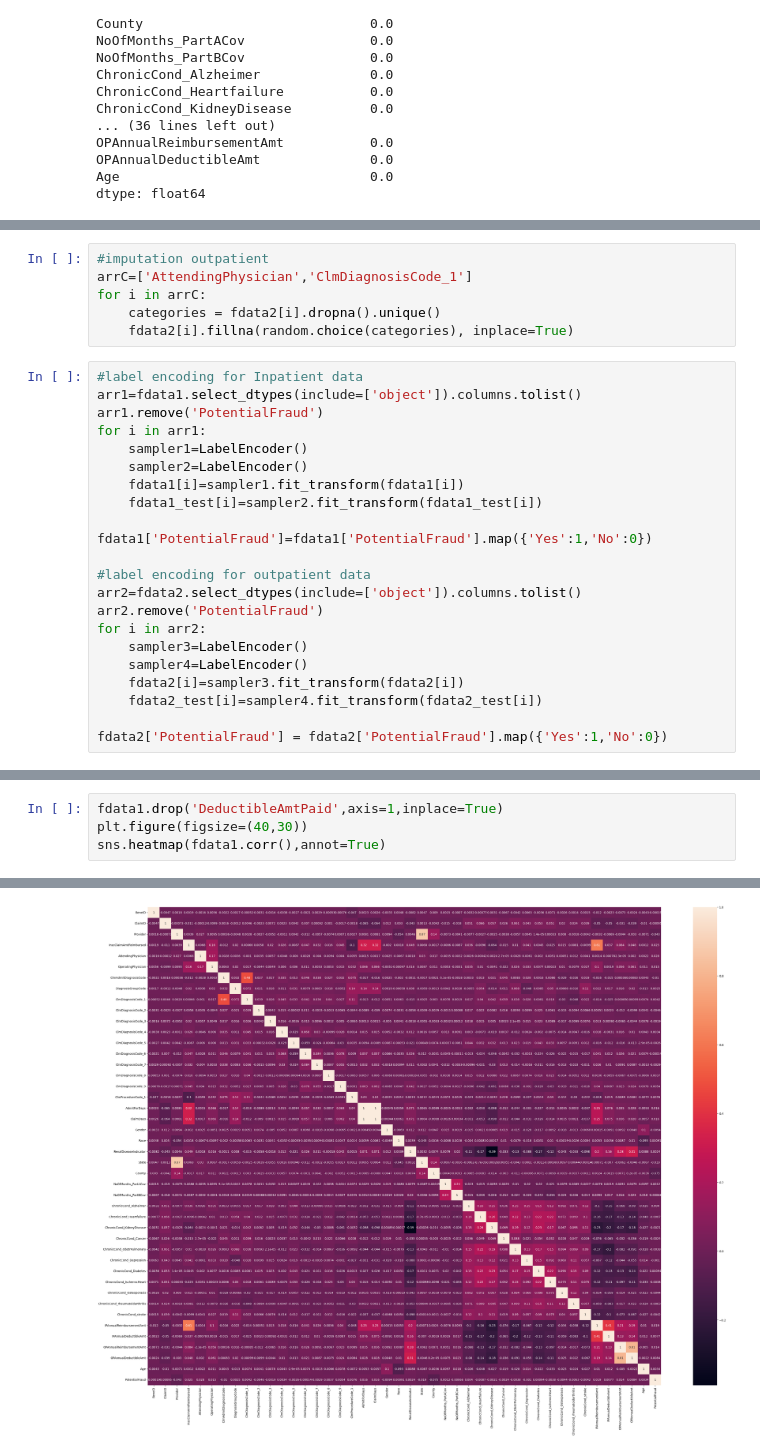
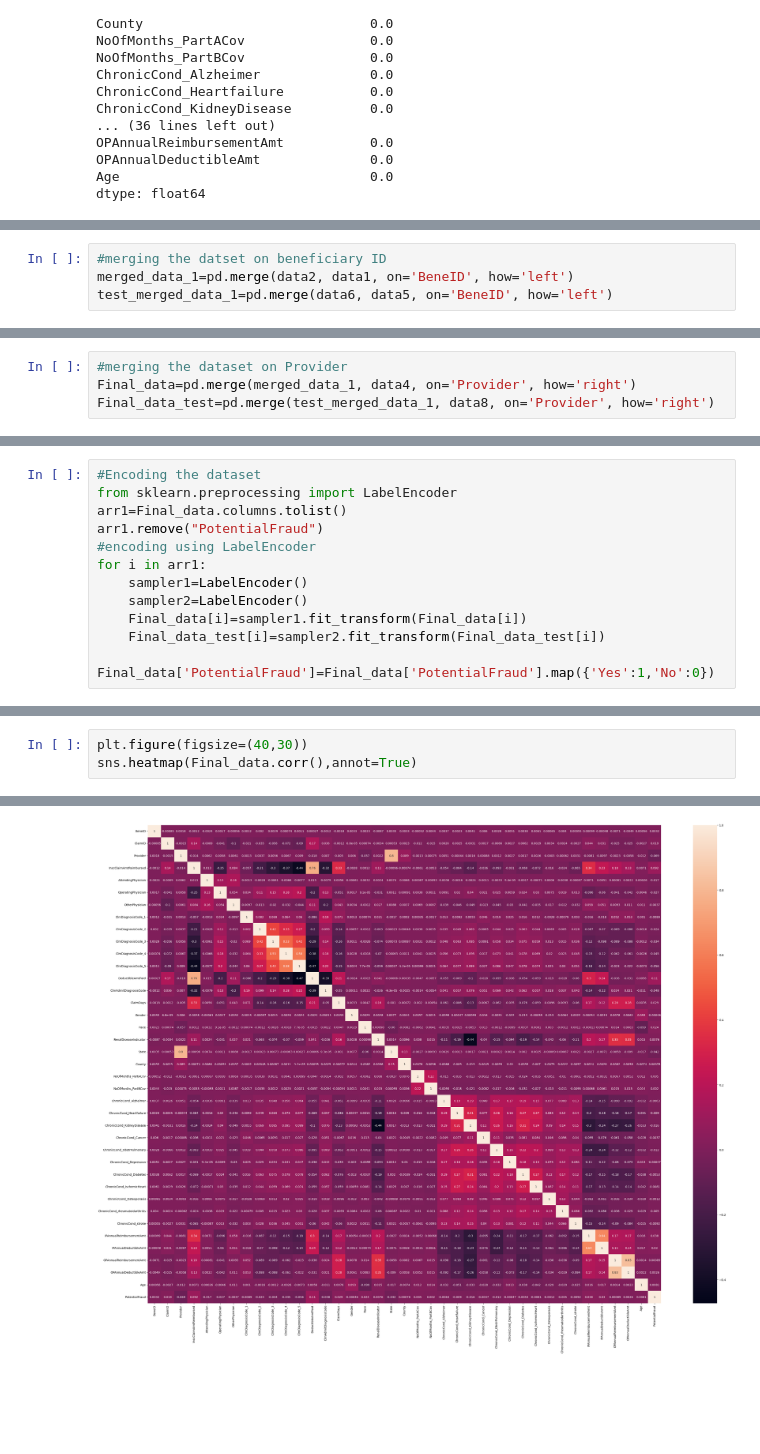
Before and after one commit to mahadevan17/AI_Health_claims, a Jupyter notebook: machineLearning/Health_claim_ML.ipynb, the cells around one changed output, grey strips where cells are left out. Drawn from its saved outputs; the diff is of its cells as text; blank space fills up the shorter version.

```diff
--- a/machineLearning/Health_claim_ML.ipynb
+++ b/machineLearning/Health_claim_ML.ipynb
@@ -387,0 +345,4 @@ fdata2_test=pd.DataFrame(merged_data2)
+# %%
+#merging the datset on beneficiary ID
+merged_data_1=pd.merge(data2, data1, on='BeneID', how='left')
+test_merged_data_1=pd.merge(data6, data5, on='BeneID', how='left')
@@ -387,0 +374,4 @@ fdata2_test=pd.DataFrame(merged_data2)
+# %%
+#merging the dataset on Provider
+Final_data=pd.merge(merged_data_1, data4, on='Provider', how='right')
+Final_data_test=pd.merge(test_merged_data_1, data8, on='Provider', how='right')
@@ -505,29 +432,14 @@ dtype: int64
-# %%
-#imputation outpatient
-arrC=['AttendingPhysician','ClmDiagnosisCode_1']
-for i in arrC:
-    categories = fdata2[i].dropna().unique()
-    fdata2[i].fillna(random.choice(categories), inplace=True)
 # %%
-#label encoding for Inpatient data
-arr1=fdata1.select_dtypes(include=['object']).columns.tolist()
-arr1.remove('PotentialFraud')
+#Encoding the dataset
+from sklearn.preprocessing import LabelEncoder
+arr1=Final_data.columns.tolist()
+arr1.remove("PotentialFraud")
+#encoding using LabelEncoder
 for i in arr1:
     sampler1=LabelEncoder()
     sampler2=LabelEncoder()
-    fdata1[i]=sampler1.fit_transform(fdata1[i])
-    fdata1_test[i]=sampler2.fit_transform(fdata1_test[i])
+    Final_data[i]=sampler1.fit_transform(Final_data[i])
+    Final_data_test[i]=sampler2.fit_transform(Final_data_test[i])
 
-fdata1['PotentialFraud']=fdata1['PotentialFraud'].map({'Yes':1,'No':0})
-
-#label encoding for outpatient data
-arr2=fdata2.select_dtypes(include=['object']).columns.tolist()
-arr2.remove('PotentialFraud')
-for i in arr2:
-    sampler3=LabelEncoder()
-    sampler4=LabelEncoder()
-    fdata2[i]=sampler3.fit_transform(fdata2[i])
-    fdata2_test[i]=sampler4.fit_transform(fdata2_test[i])
-
-fdata2['PotentialFraud'] = fdata2['PotentialFraud'].map({'Yes':1,'No':0})
+Final_data['PotentialFraud']=Final_data['PotentialFraud'].map({'Yes':1,'No':0})
 # %%
@@ -543,7 +459,6 @@ fdata1.head()
 # %%
-fdata1.drop('DeductibleAmtPaid',axis=1,inplace=True)
 plt.figure(figsize=(40,30))
-sns.heatmap(fdata1.corr(),annot=True)
+sns.heatmap(Final_data.corr(),annot=True)
 # %% [output]
 <Axes: >
-[figure, old version]
+[figure, new version]
```
Also changed, not shown: parts of 77 cells of this notebook, 1 other file.
